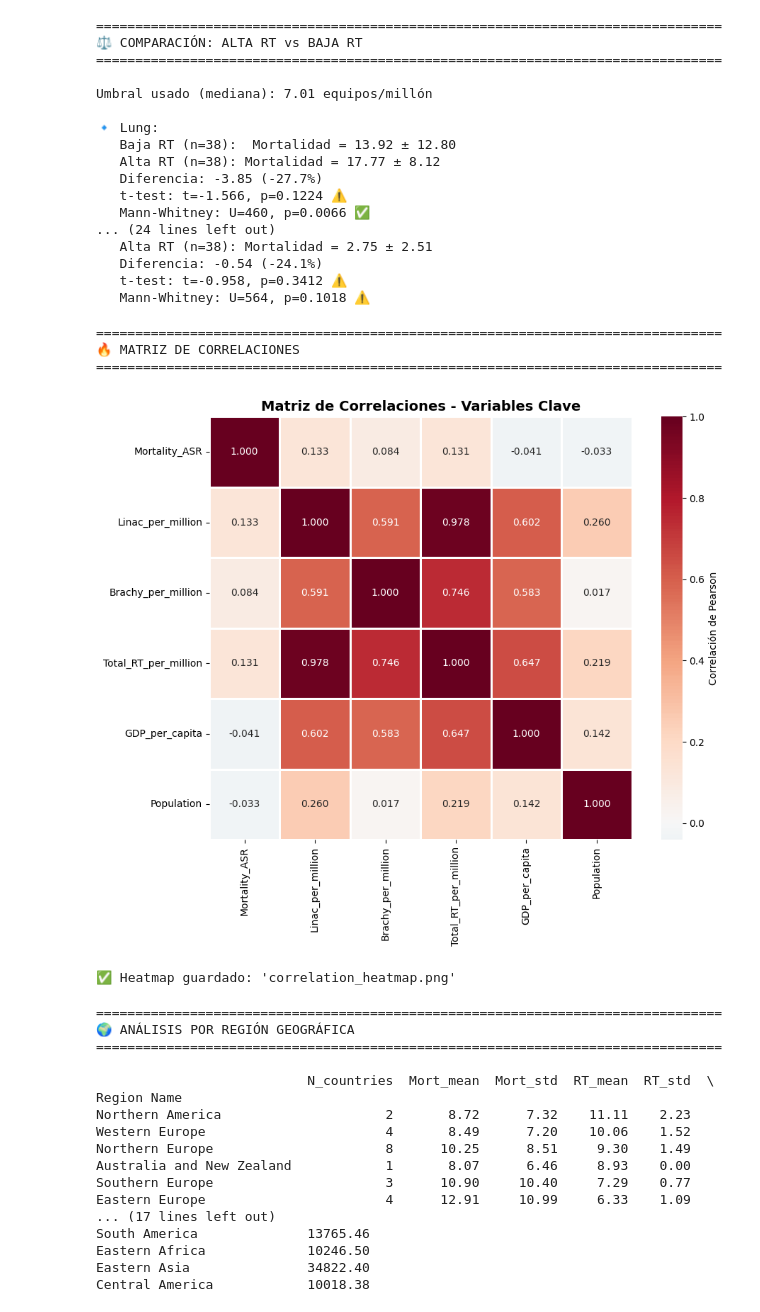
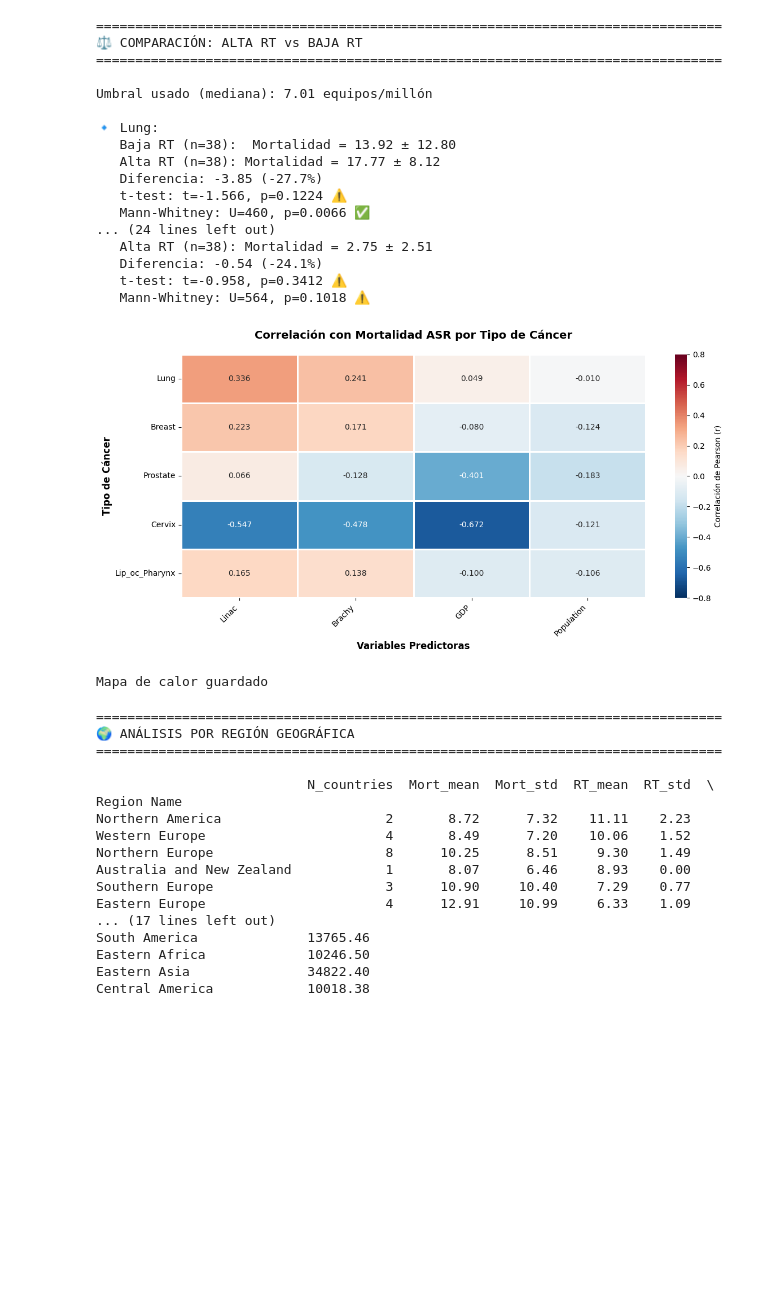
Before and after one commit to mehrerm/TFM, a Jupyter notebook: notebooks/analisis_1.ipynb, the cells around one changed output. Cells and saved outputs as stored; diff of their text form; code cells hidden in the pictures; blank space fills up the shorter version.

```diff
--- a/notebooks/analisis_1.ipynb
+++ b/notebooks/analisis_1.ipynb
@@ -614,39 +614,53 @@ Umbral usado (mediana): 7.01 equipos/millón
    Diferencia: -0.54 (-24.1%)
    t-test: t=-0.958, p=0.3412 ⚠️
    Mann-Whitney: U=564, p=0.1018 ⚠️
-# %%
-# ============================================
-# HEATMAP DE CORRELACIONES
-# ============================================
-
-print("\n" + "="*80)
-print("🔥 MATRIZ DE CORRELACIONES")
-print("="*80 + "\n")
-
-# Seleccionar variables numéricas clave
-vars_corr = ['Mortality_ASR', 'Linac_per_million', 'Brachy_per_million',
-             'Total_RT_per_million', 'GDP_per_capita', 'Population']
-
-# Matriz de correlación
-corr_matrix = df_clean[vars_corr].corr()
-
-# Visualización
-plt.figure(figsize=(10, 8))
-sns.heatmap(corr_matrix, annot=True, fmt='.3f', cmap='RdBu_r',
-            center=0, square=True, linewidths=1,
-            cbar_kws={'label': 'Correlación de Pearson'})
-plt.title('Matriz de Correlaciones - Variables Clave', fontsize=14, fontweight='bold')
-plt.tight_layout()
-plt.savefig('correlation_heatmap.png', dpi=300, bbox_inches='tight')
-plt.show()
-
-print("✅ Heatmap guardado: 'correlation_heatmap.png'")
-# %% [output]
-================================================================================
-🔥 MATRIZ DE CORRELACIONES
-================================================================================
-[figure, removed]
-✅ Heatmap guardado: 'correlation_heatmap.png'
+# %%
+# ============================================
+# MAPA DE CALOR - CORRELACIONES CON MORTALIDAD
+# ============================================
+
+
+# Calcular correlaciones con Mortality_ASR por cáncer
+corr_data = []
+
+for cancer in df_clean['Cancer_type'].unique():
+    df_cancer = df_clean[df_clean['Cancer_type'] == cancer]
+
+    corr_row = {
+        'Cancer': cancer,
+        'Linac': df_cancer[['Mortality_ASR', 'Linac_per_million']].corr().iloc[0,1],
+        'Brachy': df_cancer[['Mortality_ASR', 'Brachy_per_million']].corr().iloc[0,1],
+        #'Total_RT': df_cancer[['Mortality_ASR', 'Total_RT_per_million']].corr().iloc[0,1],
+        'GDP': df_cancer[['Mortality_ASR', 'GDP_per_capita']].corr().iloc[0,1],
+        'Population': df_cancer[['Mortality_ASR', 'Population']].corr().iloc[0,1]
+    }
+    corr_data.append(corr_row)
+
+df_corr = pd.DataFrame(corr_data)
+df_corr = df_corr.set_index('Cancer')
+
+# Heatmap
+plt.figure(figsize=(12, 6))
+sns.heatmap(df_corr, annot=True, fmt='.3f',
+            cmap='RdBu_r', center=0,
+            vmin=-0.8, vmax=0.8, linewidths=2,
+            cbar_kws={'label': 'Correlación de Pearson (r)'})
+
+plt.title('Correlación con Mortalidad ASR por Tipo de Cáncer',
+          fontsize=14, fontweight='bold', pad=20)
+plt.xlabel('Variables Predictoras', fontsize=12, fontweight='bold')
+plt.ylabel('Tipo de Cáncer', fontsize=12, fontweight='bold')
+plt.xticks(rotation=45, ha='right')
+plt.yticks(rotation=0)
+
+plt.tight_layout()
+plt.savefig('heatmap_mortality_correlations.png', dpi=300, bbox_inches='tight')
+plt.show()
+
+print("Mapa de calor guardado como heatmap_mortality_correlations.png")
+# %% [output]
+[figure, added]
+Mapa de calor guardado
 # %%
 # ============================================
 # ANÁLISIS POR REGIÓN GEOGRÁFICA
```
Also changed, not shown: parts of 2 cells of this notebook.
